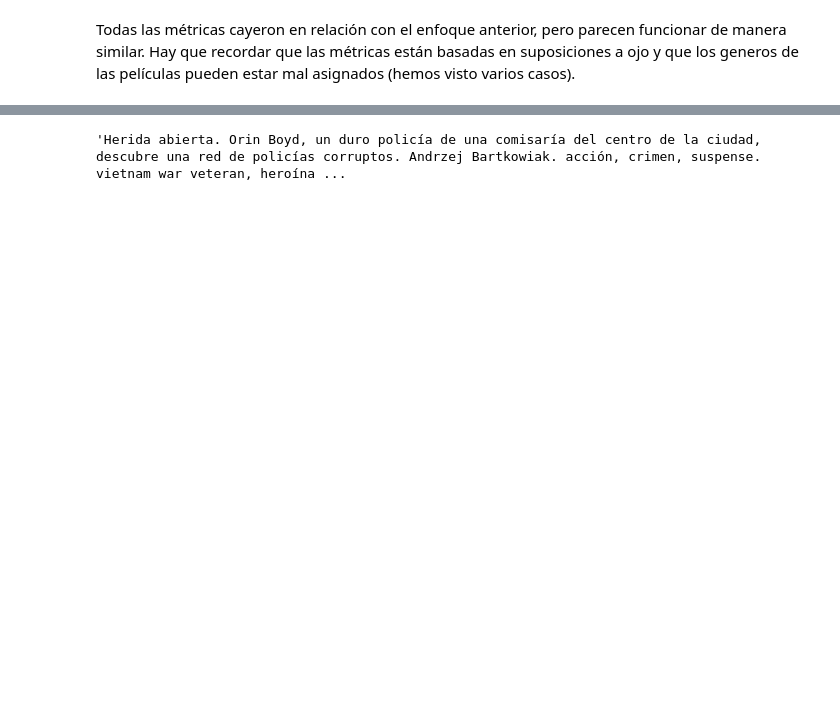
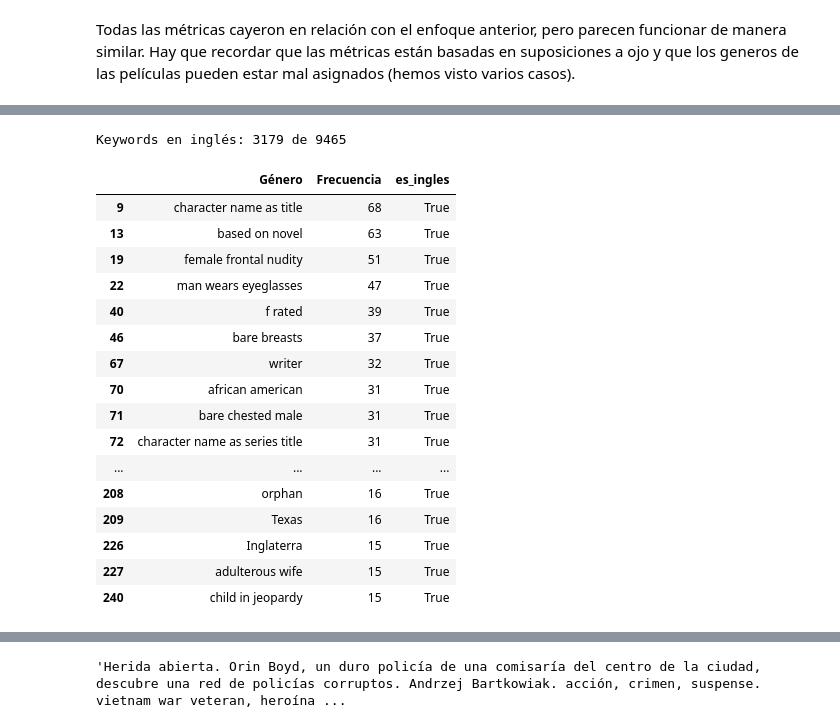
Before and after one commit to nazarenomm/Sistema-de-recomendacion-de-peliculas, a Jupyter notebook: notebooks/entrega_final.ipynb, the cells around one changed output, grey strips where cells are left out. Saved outputs shown, nothing was run; the diff lists cells and outputs as text; code cells hidden in the pictures; blank space fills up the shorter version.

```diff
--- a/notebooks/entrega2.ipynb
+++ b/notebooks/entrega_final.ipynb
@@ -843,0 +858,15 @@ Todas las métricas cayeron en relación con el enfoque anterior, pero parecen f
+# %%
+contador_kw = Counter()
+
+for kw_str in df_pelis['keywords']:
+    kw_str = kw_str.strip('[]')
+    kw_list = [k.strip() for k in kw_str.split(',')]
+    contador_kw.update(kw_list)
+
+# convertir a DataFrame
+df_kw = pd.DataFrame(
+    list(contador_kw.items()),
+    columns=['Género', 'Frecuencia']
+).sort_values('Frecuencia', ascending=False).reset_index(drop=True)
+
+df_kw.head(10)
@@ -843,0 +885,34 @@ Todas las métricas cayeron en relación con el enfoque anterior, pero parecen f
+# %%
+DetectorFactory.seed = 42  # reproducibilidad en la detección
+
+def es_ingles(texto):
+    try:
+        return detect(texto) == 'en'
+    except Exception:
+        return False  # textos muy cortos o ambiguos, los dejamos pasar sin traducir
+
+df_kw['es_ingles'] = df_kw['Género'].apply(es_ingles)
+keywords_en_ingles = df_kw[df_kw['es_ingles']]
+print(f"Keywords en inglés: {len(keywords_en_ingles)} de {len(df_kw)}")
+# %% [output]
+Keywords en inglés: 3179 de 9465
+# %%
+keywords_en_ingles.head(30)
+# %% [output]
+|  | Género | Frecuencia | es_ingles |
+| 9 | character name as title | 68 | True |
+| 13 | based on novel | 63 | True |
+| 19 | female frontal nudity | 51 | True |
+| 22 | man wears eyeglasses | 47 | True |
+| 40 | f rated | 39 | True |
+| 46 | bare breasts | 37 | True |
+| 67 | writer | 32 | True |
+| 70 | african american | 31 | True |
+| 71 | bare chested male | 31 | True |
+| 72 | character name as series title | 31 | True |
+| ... | ... | ... | ... |
+| 208 | orphan | 16 | True |
+| 209 | Texas | 16 | True |
+| 226 | Inglaterra | 15 | True |
+| 227 | adulterous wife | 15 | True |
+| 240 | child in jeopardy | 15 | True |
```
Also changed, not shown: parts of 37 cells of this notebook, 5 other files.
